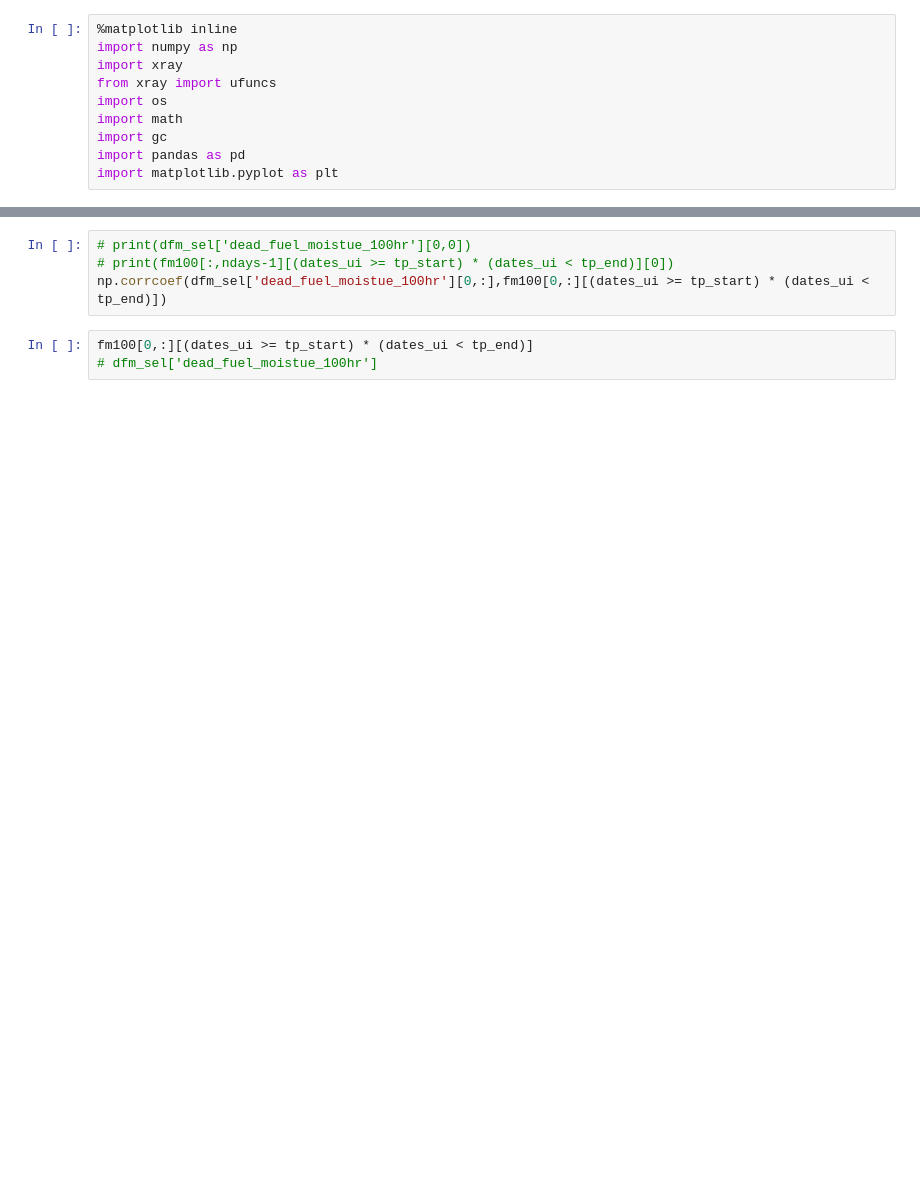
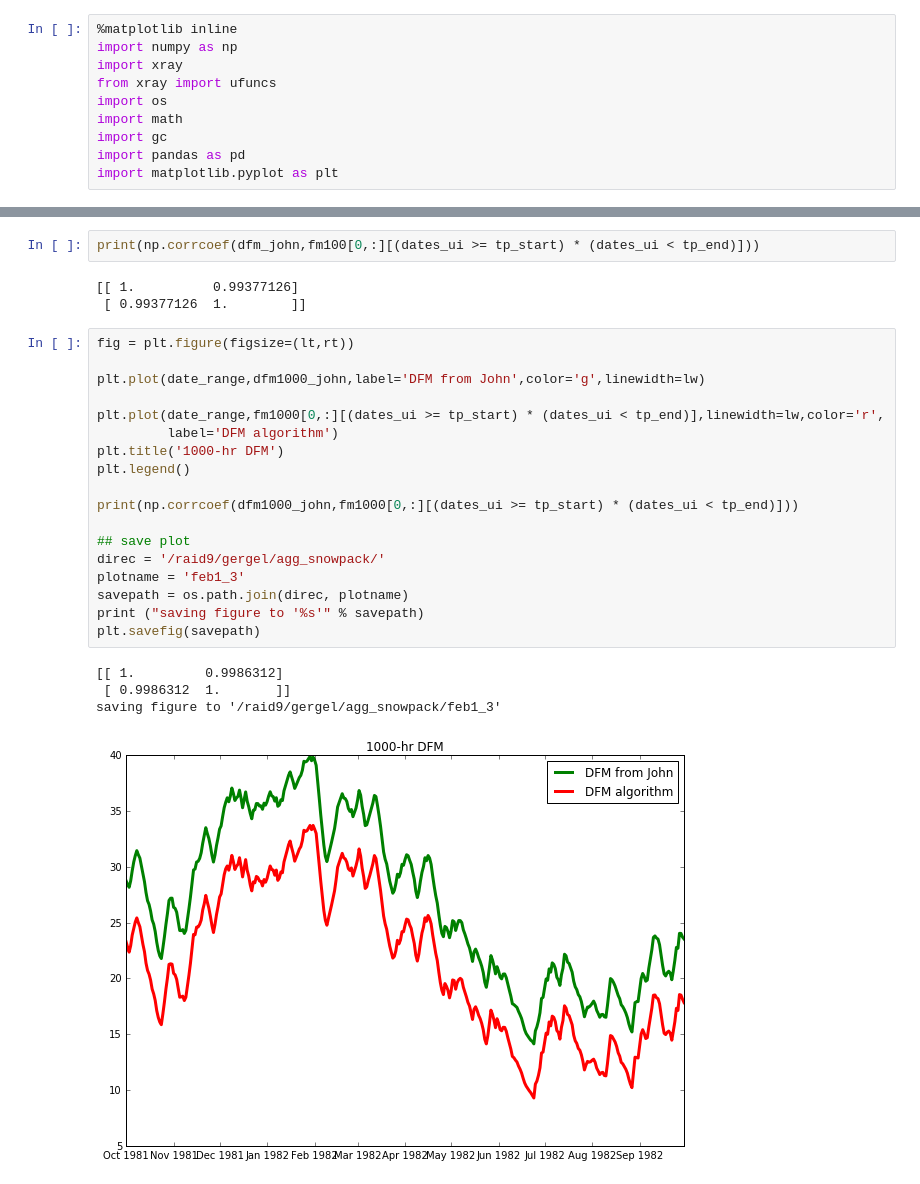
Before and after one commit to XUEYANZHANG9/IS_snowfire, a Jupyter notebook: calc_dfm_gridcell_john.ipynb, the cells around one changed output, grey strips where cells are left out. Saved outputs shown, nothing was run; the diff lists cells and outputs as text; blank space fills up the shorter version.

```diff
--- a/calc_dfm_gridcell_john.ipynb
+++ b/calc_dfm_gridcell_john.ipynb
@@ -253,7 +300,28 @@ plt.legend()
-# %%
-# print(dfm_sel['dead_fuel_moistue_100hr'][0,0])
-# print(fm100[:,ndays-1][(dates_ui >= tp_start) * (dates_ui < tp_end)][0])
-np.corrcoef(dfm_sel['dead_fuel_moistue_100hr'][0,:],fm100[0,:][(dates_ui >= tp_start) * (dates_ui < tp_end)])
 # %%
-fm100[0,:][(dates_ui >= tp_start) * (dates_ui < tp_end)]
-# dfm_sel['dead_fuel_moistue_100hr']
+print(np.corrcoef(dfm_john,fm100[0,:][(dates_ui >= tp_start) * (dates_ui < tp_end)]))
+# %% [output]
+[[ 1.          0.99377126]
+ [ 0.99377126  1.        ]]
+# %%
+fig = plt.figure(figsize=(lt,rt))
+
+plt.plot(date_range,dfm1000_john,label='DFM from John',color='g',linewidth=lw)
+
+plt.plot(date_range,fm1000[0,:][(dates_ui >= tp_start) * (dates_ui < tp_end)],linewidth=lw,color='r',
+         label='DFM algorithm')
+plt.title('1000-hr DFM')
+plt.legend()
+
+print(np.corrcoef(dfm1000_john,fm1000[0,:][(dates_ui >= tp_start) * (dates_ui < tp_end)]))
+
+## save plot
+direc = '/raid9/gergel/agg_snowpack/'
+plotname = 'feb1_3'
+savepath = os.path.join(direc, plotname)
+print ("saving figure to '%s'" % savepath)
+plt.savefig(savepath)
+# %% [output]
+[[ 1.         0.9986312]
+ [ 0.9986312  1.       ]]
+saving figure to '/raid9/gergel/agg_snowpack/feb1_3'
+[figure, added]
```
Also changed, not shown: parts of 10 cells of this notebook.
